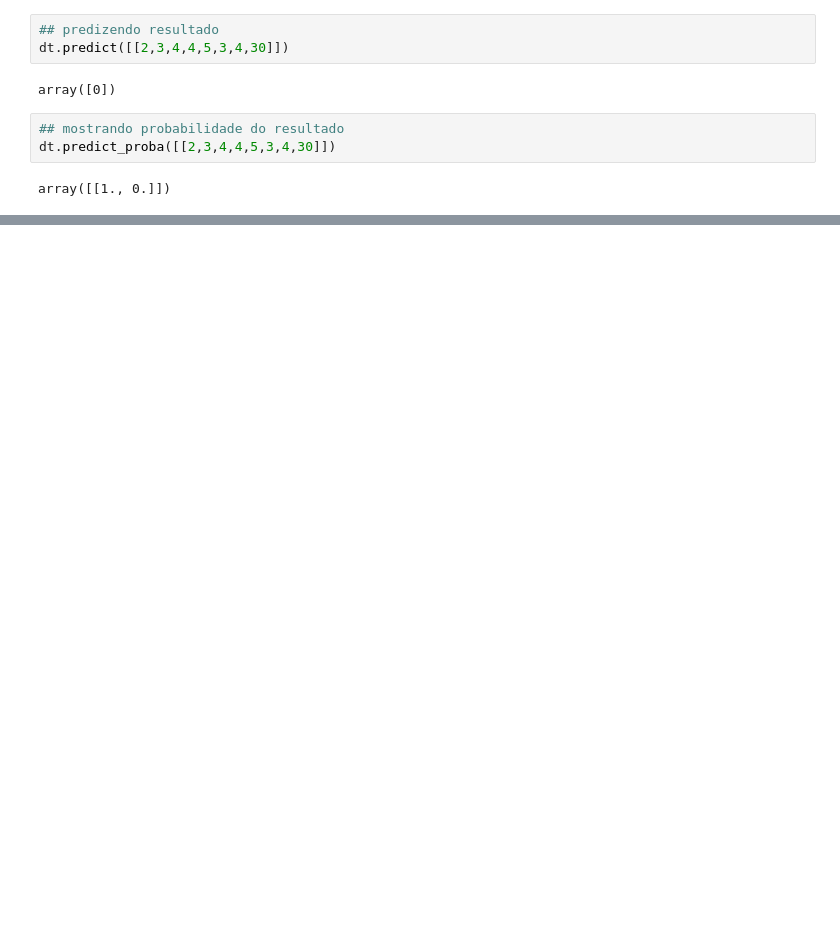
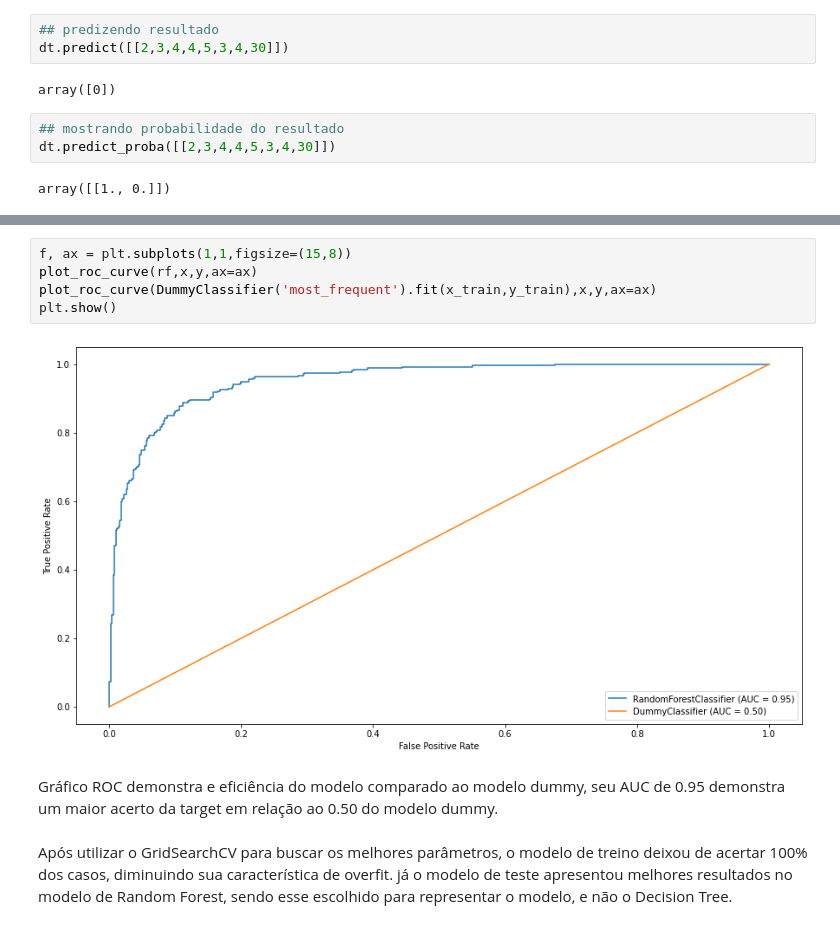
Before and after one commit to gizattos/Diabates-Classifica-o, a Jupyter notebook: Classificação de pacientes com diabetes.ipynb, the cells around one changed output, grey strips where cells are left out. Cells and saved outputs as stored; diff of their text form; blank space fills up the shorter version.

```diff
--- a/Classificação de pacientes com diabetes.ipynb
+++ b/Classificação de pacientes com diabetes.ipynb
@@ -258,0 +373,11 @@ array([[1., 0.]])
+# %%
+f, ax = plt.subplots(1,1,figsize=(15,8))
+plot_roc_curve(rf,x,y,ax=ax)
+plot_roc_curve(DummyClassifier('most_frequent').fit(x_train,y_train),x,y,ax=ax)
+plt.show()
+# %% [output]
+[figure, added]
+# %% [markdown]
+Gráfico ROC demonstra e eficiência do modelo comparado ao modelo dummy, seu AUC de 0.95 demonstra um maior acerto da target em relação ao 0.50 do modelo dummy.
+# %% [markdown]
+Após utilizar o GridSearchCV para buscar os melhores parâmetros, o modelo de treino deixou de acertar 100% dos casos, diminuindo sua característica de overfit. já o modelo de teste apresentou melhores resultados no modelo de Random Forest, sendo esse escolhido para representar o modelo, e não o Decision Tree.
```
Also changed, not shown: parts of 23 cells of this notebook.
